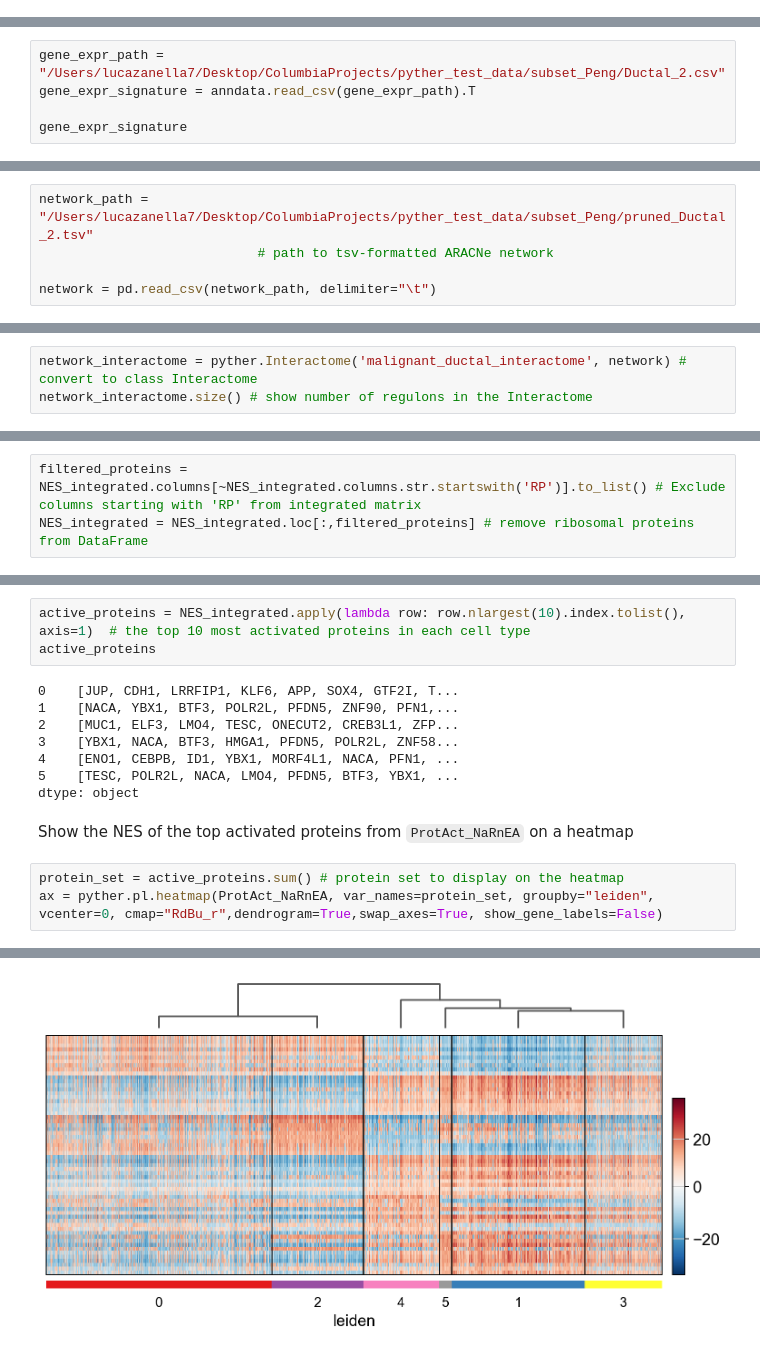
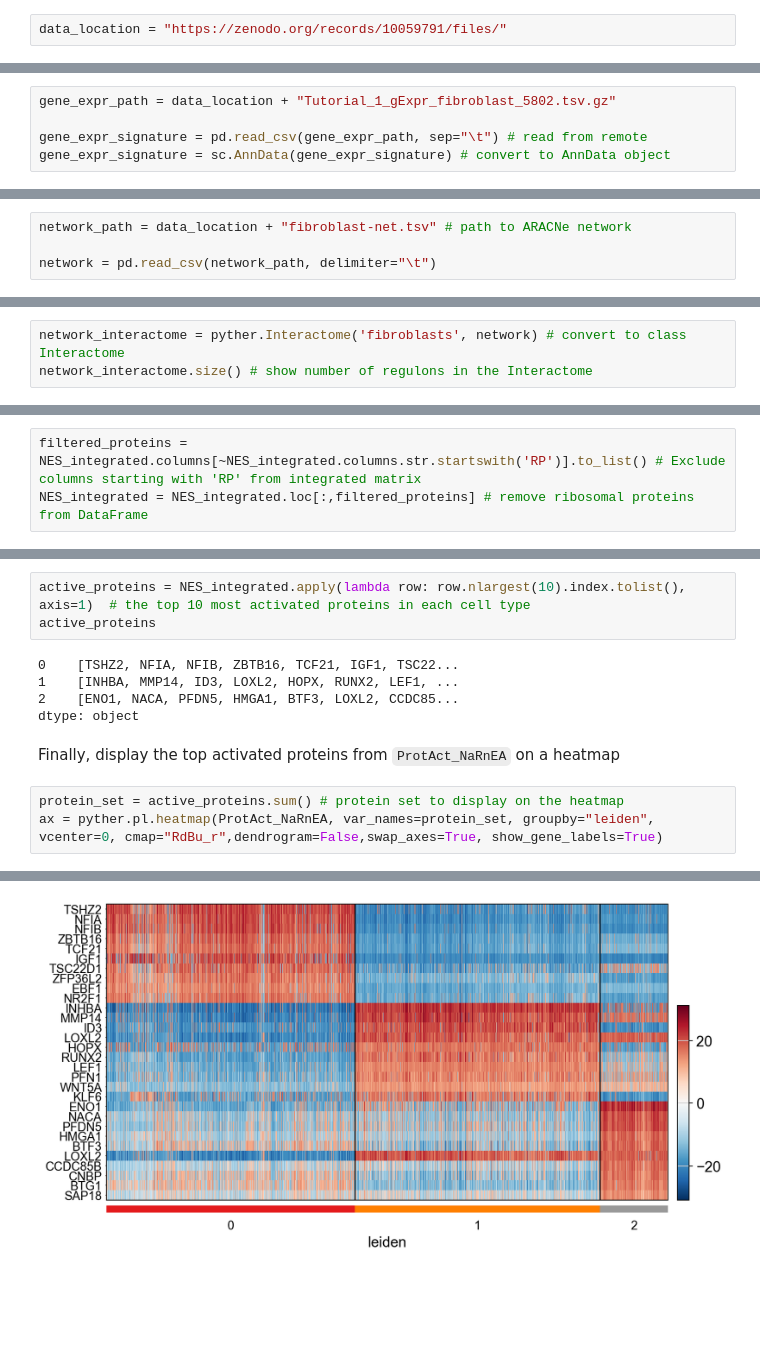
Before and after one commit to alevax/pyviper, a Jupyter notebook: Tutorials/Tutorial-1.ipynb, the cells around one changed output, grey strips where cells are left out. Cells and saved outputs as stored; diff of their text form; blank space fills up the shorter version.

```diff
--- a/Tutorials/Tutorial-1.ipynb
+++ b/Tutorials/Tutorial-1.ipynb
@@ -20,0 +33,2 @@ warnings.filterwarnings("ignore", message=".*The 'nopython' keyword.*") # for ji
+# %%
+data_location = "https://zenodo.org/records/10059791/files/"
@@ -24,5 +47,5 @@ Load gene expression signature to be used as input to the `viper` function for P
 # %%
-gene_expr_path = "/Users/lucazanella7/Desktop/ColumbiaProjects/pyther_test_data/subset_Peng/Ductal_2.csv"
-gene_expr_signature = anndata.read_csv(gene_expr_path).T
+gene_expr_path = data_location + "Tutorial_1_gExpr_fibroblast_5802.tsv.gz"
 
-gene_expr_signature
+gene_expr_signature = pd.read_csv(gene_expr_path, sep="\t") # read from remote
+gene_expr_signature = sc.AnnData(gene_expr_signature) # convert to AnnData object
@@ -34,6 +64,5 @@ Load and inspect lineage-specific gene regulatory network generated with the ARA
 # %%
-network_path = "/Users/lucazanella7/Desktop/ColumbiaProjects/pyther_test_data/subset_Peng/pruned_Ductal_2.tsv"
-                            # path to tsv-formatted ARACNe network
+network_path = data_location + "fibroblast-net.tsv" # path to ARACNe network
 
 network = pd.read_csv(network_path, delimiter="\t")
 # %% [markdown]
@@ -43,4 +70,4 @@ Convert the pandas DataFrame to an object of class `Interactome` to enable easie
 # %%
-network_interactome = pyther.Interactome('malignant_ductal_interactome', network) # convert to class Interactome
+network_interactome = pyther.Interactome('fibroblasts', network) # convert to class Interactome
 network_interactome.size() # show number of regulons in the Interactome
 # %% [output]
@@ -254,16 +282,13 @@ Extract the 10 most activated regulatory protein in each cluster
 active_proteins = NES_integrated.apply(lambda row: row.nlargest(10).index.tolist(), axis=1)  # the top 10 most activated proteins in each cell type
 active_proteins
 # %% [output]
-0    [JUP, CDH1, LRRFIP1, KLF6, APP, SOX4, GTF2I, T...
-1    [NACA, YBX1, BTF3, POLR2L, PFDN5, ZNF90, PFN1,...
-2    [MUC1, ELF3, LMO4, TESC, ONECUT2, CREB3L1, ZFP...
-3    [YBX1, NACA, BTF3, HMGA1, PFDN5, POLR2L, ZNF58...
-4    [ENO1, CEBPB, ID1, YBX1, MORF4L1, NACA, PFN1, ...
-5    [TESC, POLR2L, NACA, LMO4, PFDN5, BTF3, YBX1, ...
+0    [TSHZ2, NFIA, NFIB, ZBTB16, TCF21, IGF1, TSC22...
+1    [INHBA, MMP14, ID3, LOXL2, HOPX, RUNX2, LEF1, ...
+2    [ENO1, NACA, PFDN5, HMGA1, BTF3, LOXL2, CCDC85...
 dtype: object
 # %% [markdown]
-Show the NES of the top activated proteins from `ProtAct_NaRnEA` on a heatmap
+Finally, display the top activated proteins from `ProtAct_NaRnEA` on a heatmap
 # %%
 protein_set = active_proteins.sum() # protein set to display on the heatmap
-ax = pyther.pl.heatmap(ProtAct_NaRnEA, var_names=protein_set, groupby="leiden", vcenter=0, cmap="RdBu_r",dendrogram=True,swap_axes=True, show_gene_labels=False)
+ax = pyther.pl.heatmap(ProtAct_NaRnEA, var_names=protein_set, groupby="leiden", vcenter=0, cmap="RdBu_r",dendrogram=False,swap_axes=True, show_gene_labels=True)
 # %% [output]
@@ -271,2 +295,2 @@ WARNING: dendrogram data not found (using key=dendrogram_leiden). Running `sc.tl
-[figure, old version]
+[figure, new version]
 # %% [markdown]
```
Also changed, not shown: parts of 49 cells of this notebook, 5 other files.
